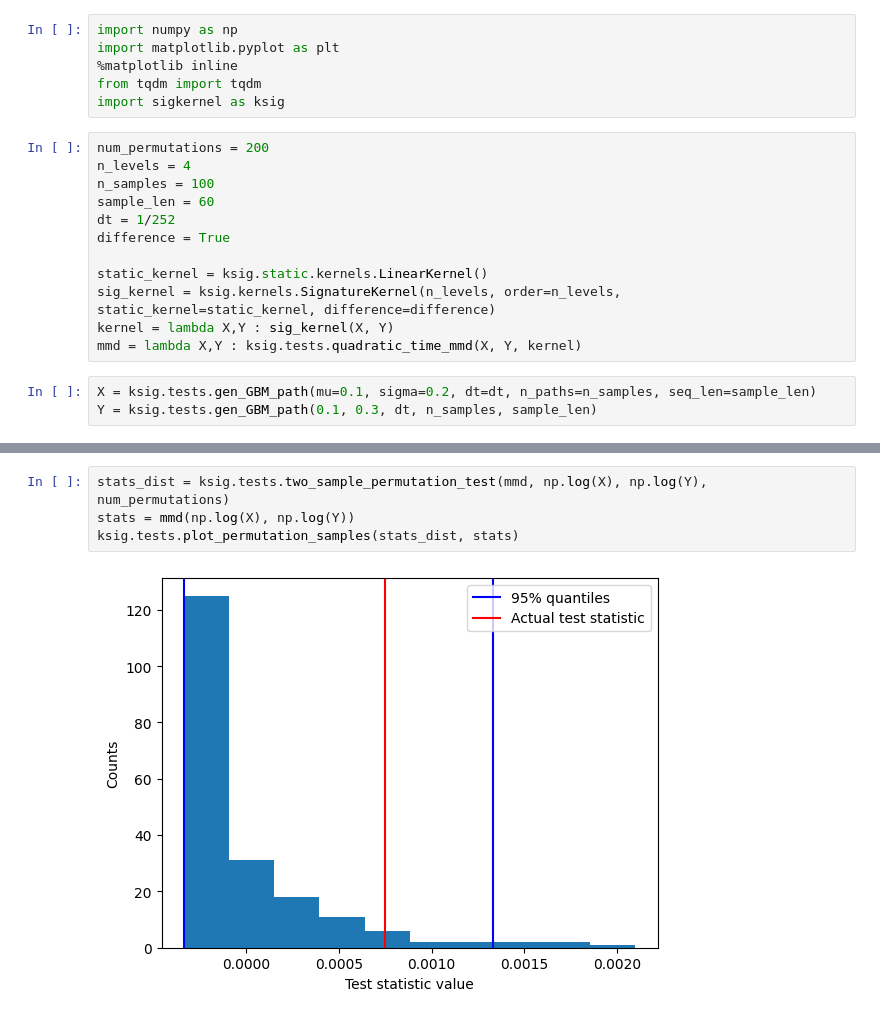
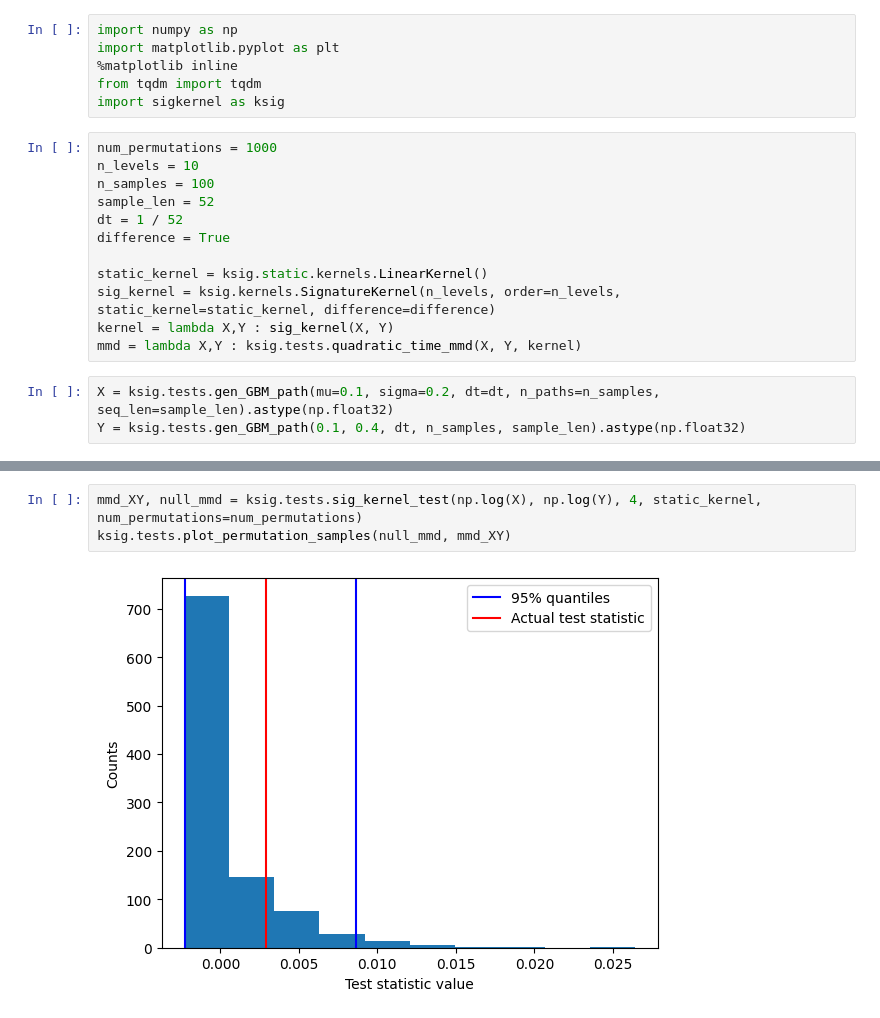
Before and after one commit to luchungi/ds3_kernel_testing, a Jupyter notebook: ksig_sample_test.ipynb, the cells around one changed output, grey strips where cells are left out. Saved outputs shown, nothing was run; the diff lists cells and outputs as text.

Commit message:
Efficient permutation of mmd tests

```diff
--- a/ksig_sample_test.ipynb
+++ b/ksig_sample_test.ipynb
@@ -5,11 +5,11 @@ import matplotlib.pyplot as plt
 from tqdm import tqdm
 import sigkernel as ksig
 # %%
-num_permutations = 200
-n_levels = 4
+num_permutations = 1000
+n_levels = 10
 n_samples = 100
-sample_len = 60
-dt = 1/252
+sample_len = 52
+dt = 1 / 52
 difference = True
 
 static_kernel = ksig.static.kernels.LinearKernel()
@@ -17,6 +17,6 @@ sig_kernel = ksig.kernels.SignatureKernel(n_levels, order=n_levels, static_kerne
 kernel = lambda X,Y : sig_kernel(X, Y)
 mmd = lambda X,Y : ksig.tests.quadratic_time_mmd(X, Y, kernel)
 # %%
-X = ksig.tests.gen_GBM_path(mu=0.1, sigma=0.2, dt=dt, n_paths=n_samples, seq_len=sample_len)
-Y = ksig.tests.gen_GBM_path(0.1, 0.3, dt, n_samples, sample_len)
+X = ksig.tests.gen_GBM_path(mu=0.1, sigma=0.2, dt=dt, n_paths=n_samples, seq_len=sample_len).astype(np.float32)
+Y = ksig.tests.gen_GBM_path(0.1, 0.4, dt, n_samples, sample_len).astype(np.float32)
 # %%
@@ -28,6 +27,5 @@ ksig.tests.plot_permutation_samples(stats_dist, stats)
 # %%
-stats_dist = ksig.tests.two_sample_permutation_test(mmd, np.log(X), np.log(Y), num_permutations)
-stats = mmd(np.log(X), np.log(Y))
-ksig.tests.plot_permutation_samples(stats_dist, stats)
+mmd_XY, null_mmd = ksig.tests.sig_kernel_test(np.log(X), np.log(Y), 4, static_kernel, num_permutations=num_permutations)
+ksig.tests.plot_permutation_samples(null_mmd, mmd_XY)
 # %% [output]
-[figure, old version]
+[figure, new version]
```
Also changed, not shown: parts of 7 cells of this notebook, 3 other files.
